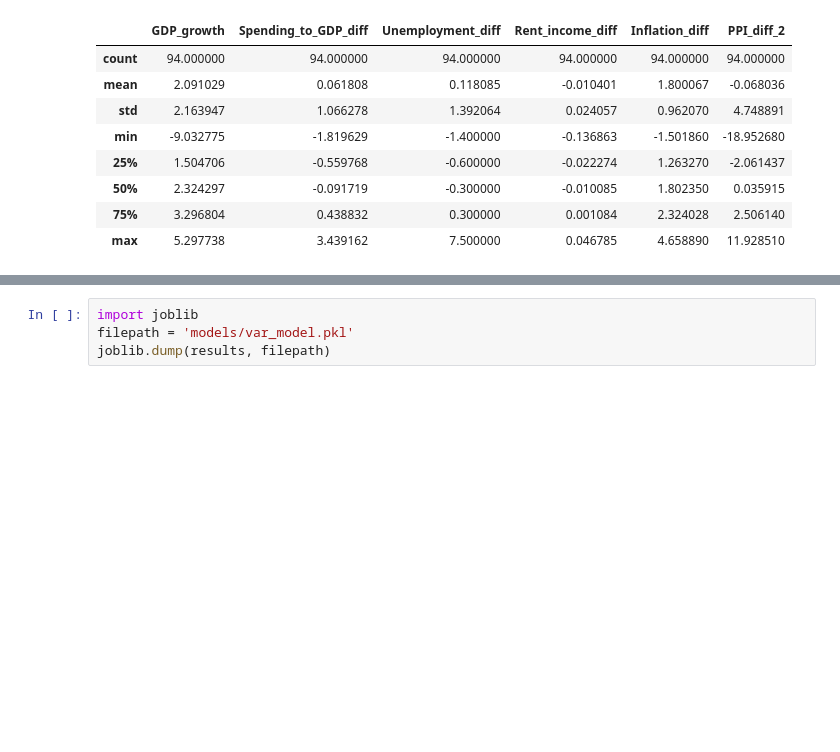
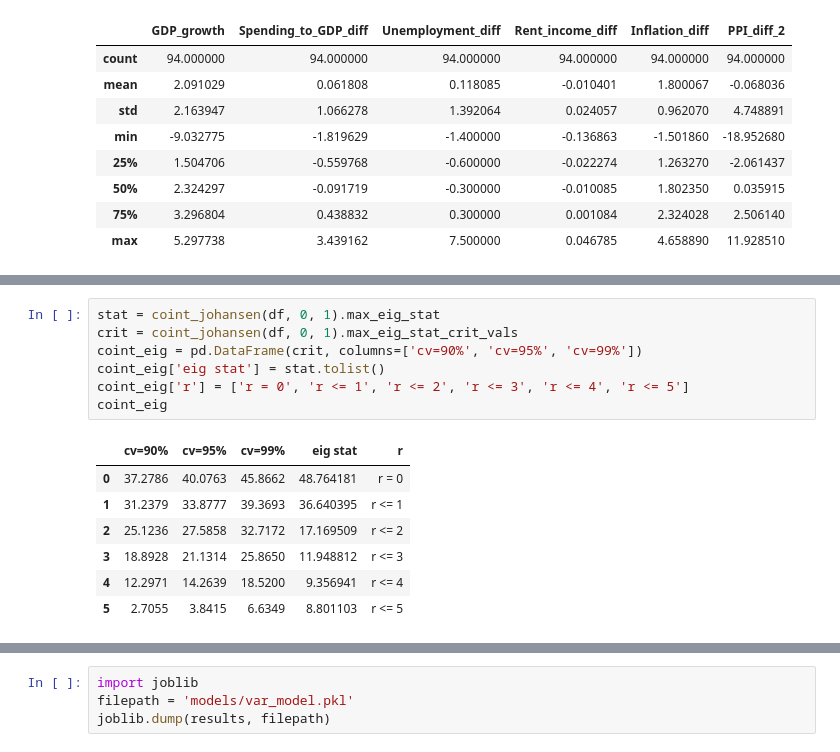
Before and after one commit to hoytlui/GDP-Growth-Forecast-Multivariate-Time-Series-Analysis, a Jupyter notebook: 4_preprocessing.ipynb, the cells around one changed output, grey strips where cells are left out. Cells and saved outputs as stored; diff of their text form; blank space fills up the shorter version.

```diff
--- a/4_preprocessing.ipynb
+++ b/4_preprocessing.ipynb
@@ -74,0 +91,15 @@ train, test = df[:int(0.8*len(df['GDP_growth']))], df[int(0.8*len(df['GDP_growth
+# %%
+stat = coint_johansen(df, 0, 1).max_eig_stat
+crit = coint_johansen(df, 0, 1).max_eig_stat_crit_vals
+coint_eig = pd.DataFrame(crit, columns=['cv=90%', 'cv=95%', 'cv=99%'])
+coint_eig['eig stat'] = stat.tolist()
+coint_eig['r'] = ['r = 0', 'r <= 1', 'r <= 2', 'r <= 3', 'r <= 4', 'r <= 5']
+coint_eig
+# %% [output]
+|  | cv=90% | cv=95% | cv=99% | eig stat | r |
+| 0 | 37.2786 | 40.0763 | 45.8662 | 48.764181 | r = 0 |
+| 1 | 31.2379 | 33.8777 | 39.3693 | 36.640395 | r <= 1 |
+| 2 | 25.1236 | 27.5858 | 32.7172 | 17.169509 | r <= 2 |
+| 3 | 18.8928 | 21.1314 | 25.8650 | 11.948812 | r <= 3 |
+| 4 | 12.2971 | 14.2639 | 18.5200 | 9.356941 | r <= 4 |
+| 5 | 2.7055 | 3.8415 | 6.6349 | 8.801103 | r <= 5 |
```
Also changed, not shown: parts of 21 cells of this notebook.
